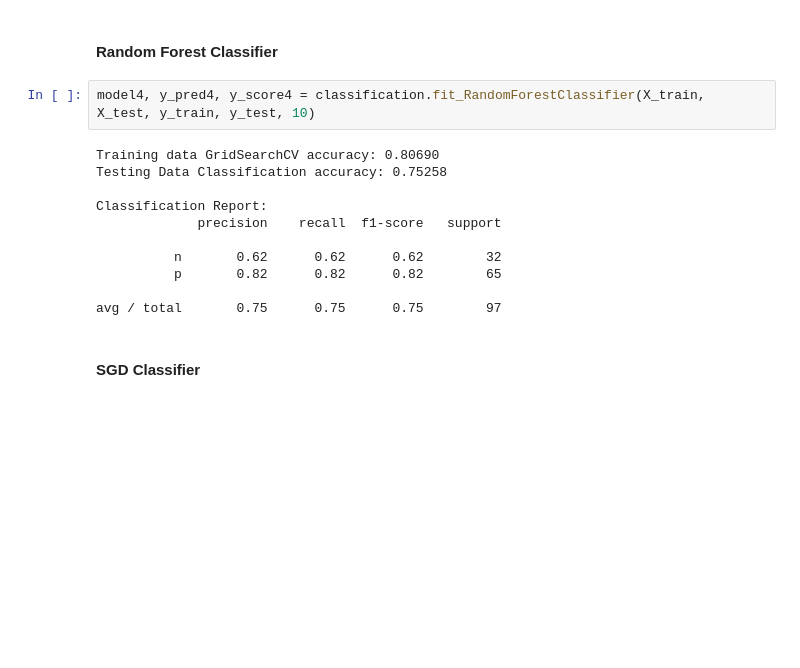
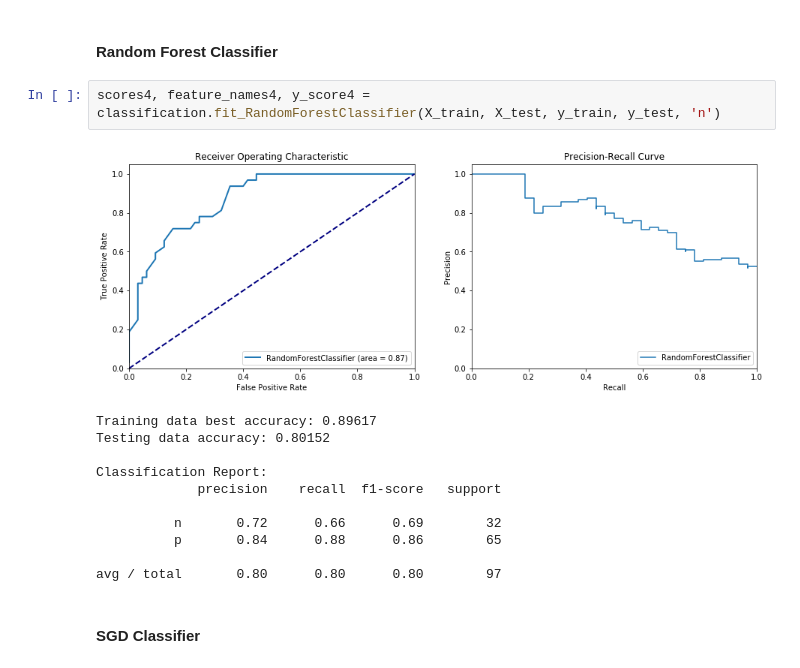
Before and after one commit to BeckResearchLab/PyMolSAR, a Jupyter notebook: notebooks/Lithium Blood-Brain-Barrier Penetration.ipynb, the cells around one changed output. Saved outputs shown, nothing was run; the diff lists cells and outputs as text; blank space fills up the shorter version.

```diff
--- a/notebooks/Lithium Blood-Brain-Barrier Penetration.ipynb
+++ b/notebooks/Lithium Blood-Brain-Barrier Penetration.ipynb
@@ -87,18 +86,19 @@ avg / total       0.75      0.76      0.75        97
 # %% [markdown]
 #### Random Forest Classifier
 # %%
-model4, y_pred4, y_score4 = classification.fit_RandomForestClassifier(X_train, X_test, y_train, y_test, 10)
+scores4, feature_names4, y_score4 = classification.fit_RandomForestClassifier(X_train, X_test, y_train, y_test, 'n')
 # %% [output]
+[figure, added]
-Training data GridSearchCV accuracy: 0.80690
-Testing Data Classification accuracy: 0.75258
+Training data best accuracy: 0.89617
+Testing data accuracy: 0.80152
 
 Classification Report:
              precision    recall  f1-score   support
 
-          n       0.62      0.62      0.62        32
-          p       0.82      0.82      0.82        65
+          n       0.72      0.66      0.69        32
+          p       0.84      0.88      0.86        65
 
-avg / total       0.75      0.75      0.75        97
+avg / total       0.80      0.80      0.80        97
 # %% [markdown]
 #### SGD Classifier
 # %%
```
Also changed, not shown: parts of 32 cells of this notebook, 2 other files.
